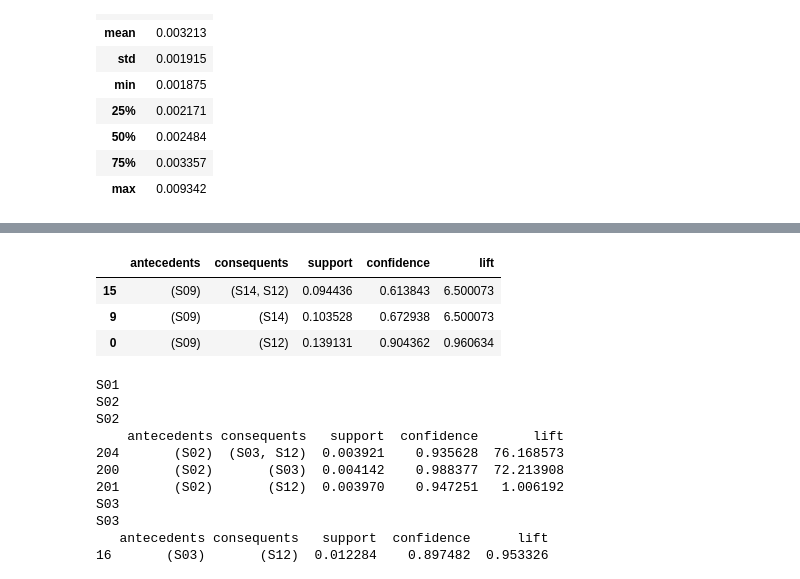
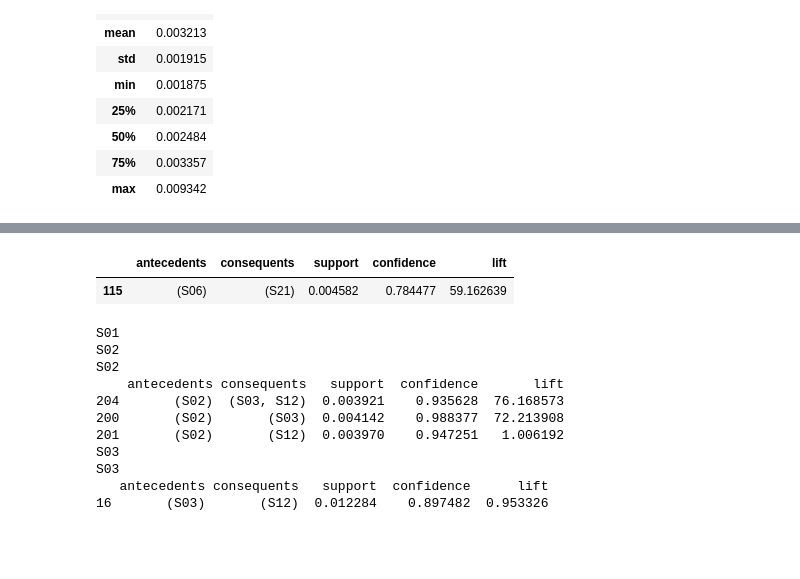
Before and after one commit to yingli/math485, a Jupyter notebook: sample_code/tabular_data/tabular_data_06.ipynb, the cells around one changed output, grey strips where cells are left out. Saved outputs shown, nothing was run; the diff lists cells and outputs as text; code cells hidden in the pictures; blank space fills up the shorter version.

```diff
--- a/sample_code/tabular_data/tabular_data_06.ipynb
+++ b/sample_code/tabular_data/tabular_data_06.ipynb
@@ -354,10 +378,8 @@ predict({"S09"}, rule_fpmax, consequents_only=False)
 # %%
-predict({"S09"}, rule_fpgrowth)
+predict({"S06"}, rule_fpgrowth)
 # %% [output]
 |  | antecedents | consequents | support | confidence | lift |
-| 15 | (S09) | (S14, S12) | 0.094436 | 0.613843 | 6.500073 |
-| 9 | (S09) | (S14) | 0.103528 | 0.672938 | 6.500073 |
-| 0 | (S09) | (S12) | 0.139131 | 0.904362 | 0.960634 |
+| 115 | (S06) | (S21) | 0.004582 | 0.784477 | 59.162639 |
 # %%
 serv_list =  ['S'+str(i).zfill(2) for i in range(1,23)]
 for i in serv_list:
```
Also changed, not shown: parts of 14 cells of this notebook.
